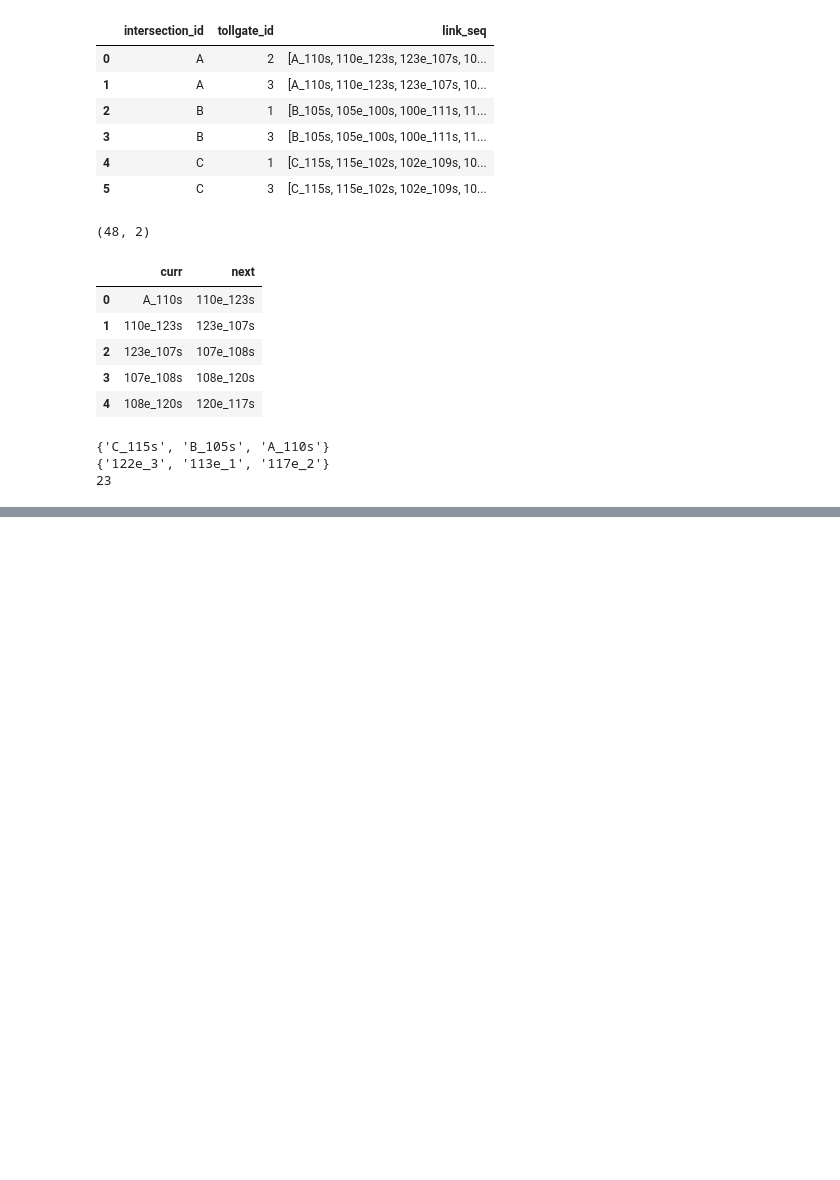
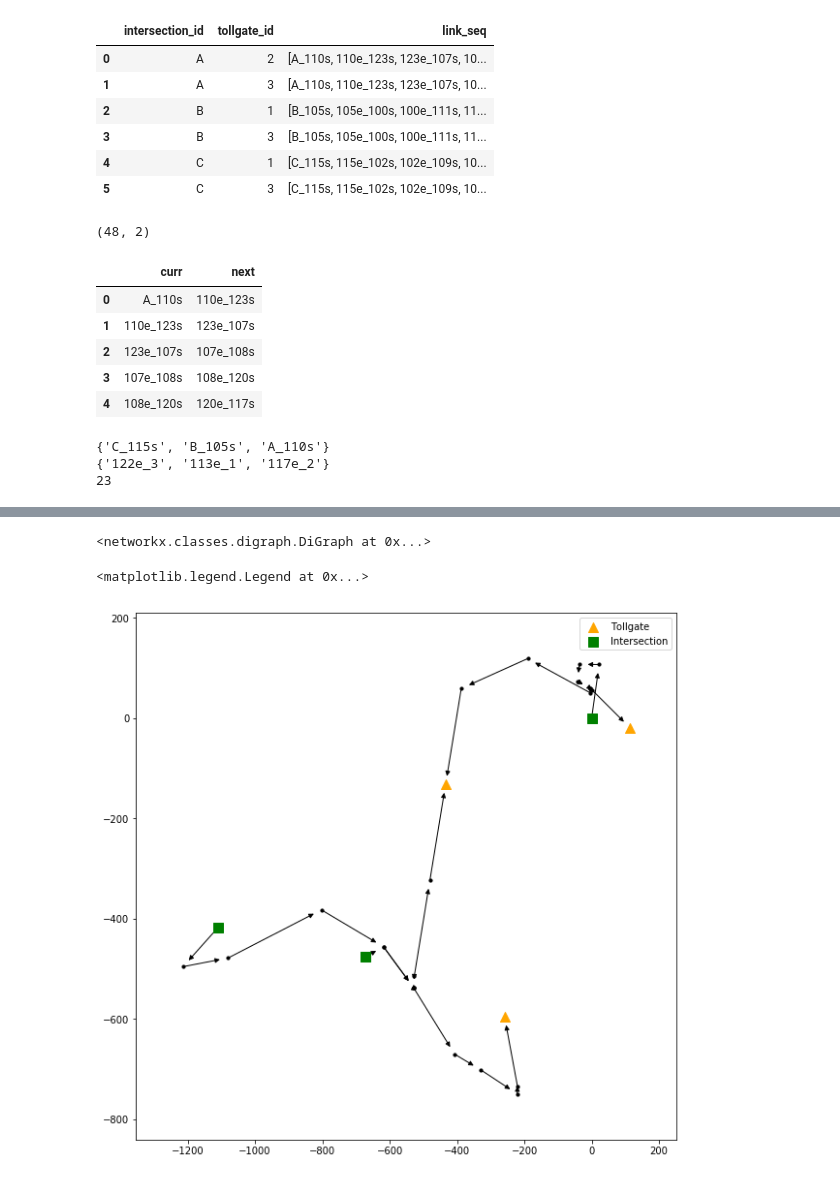
Before and after one commit to muciyuallen/TrafficFlowOptimization, a Jupyter notebook: NetWork Visualization.ipynb, the cells around one changed output, grey strips where cells are left out. Saved outputs shown, nothing was run; the diff lists cells and outputs as text; code cells hidden in the pictures; blank space fills up the shorter version.

```diff
--- a/NetWork Visualization.ipynb
+++ b/NetWork Visualization.ipynb
@@ -416,0 +275,16 @@ trajectories.shape
+# %%
+def dfs_addcoords(graph, tv_vectors, cur_node, pre_node = None, coords = {}):
+    if pre_node == None:
+        coords[cur_node] = np.array([0,0])
+    else:
+        link_id = int(pre_node.split('_')[1][:3])
+        try:
+            coords[cur_node] = coords[pre_node] + tv_vectors[link_id]
+        except KeyError:
+            link_id = int(pre_node.split('_')[0][:3])
+            coords[cur_node] = coords[pre_node] + tv_vectors[link_id]
+    for neighbor in graph.neighbors(cur_node):
+        if neighbor not in coords:
+            coords = dfs_addcoords(graph, tv_vectors, neighbor, cur_node, coords)
+
+    return coords
@@ -416,0 +304,25 @@ trajectories.shape
+# %%
+Links
+# %% [output]
+<networkx.classes.digraph.DiGraph at 0x...>
+# %%
+# New Graph with length of edges reflect the true relative length of links
+from matplotlib.patches import ConnectionStyle
+
+plt.figure(figsize=(10,10))
+randomseed = 4
+start_node = 'A_110s'
+
+pos = dfs_addcoords(G, tv_dict, start_node)
+other_nodes_size = 10
+nx.draw_networkx_nodes(Links, nodelist = end_nodes, node_shape = '^', node_color = 'orange', node_size = begin_end_nodes_size, pos=pos, with_labels = False, label = 'Tollgate')
+nx.draw_networkx_nodes(Links, nodelist = start_nodes, node_shape = 's', node_color = 'green', node_size = begin_end_nodes_size, pos=pos, with_labels = False, label = 'Intersection')
+nx.draw_networkx_nodes(Links, nodelist = other_nodes, node_shape = 'o', node_color = 'black', node_size = other_nodes_size, pos=pos, with_labels = False)
+# nx.draw_networkx_labels(nx.Graph(label_pos), pos=label_pos)
+nx.draw_networkx_edges(Links, pos=pos, arrowsize=10, arrowstyle = '-|>', connectionstyle = ConnectionStyle("Arc3, rad=0.01"),with_labels = False)
+
+
+plt.legend()
+# %% [output]
+<matplotlib.legend.Legend at 0x...>
+[figure, added]
```
Also changed, not shown: parts of 14 cells of this notebook.
